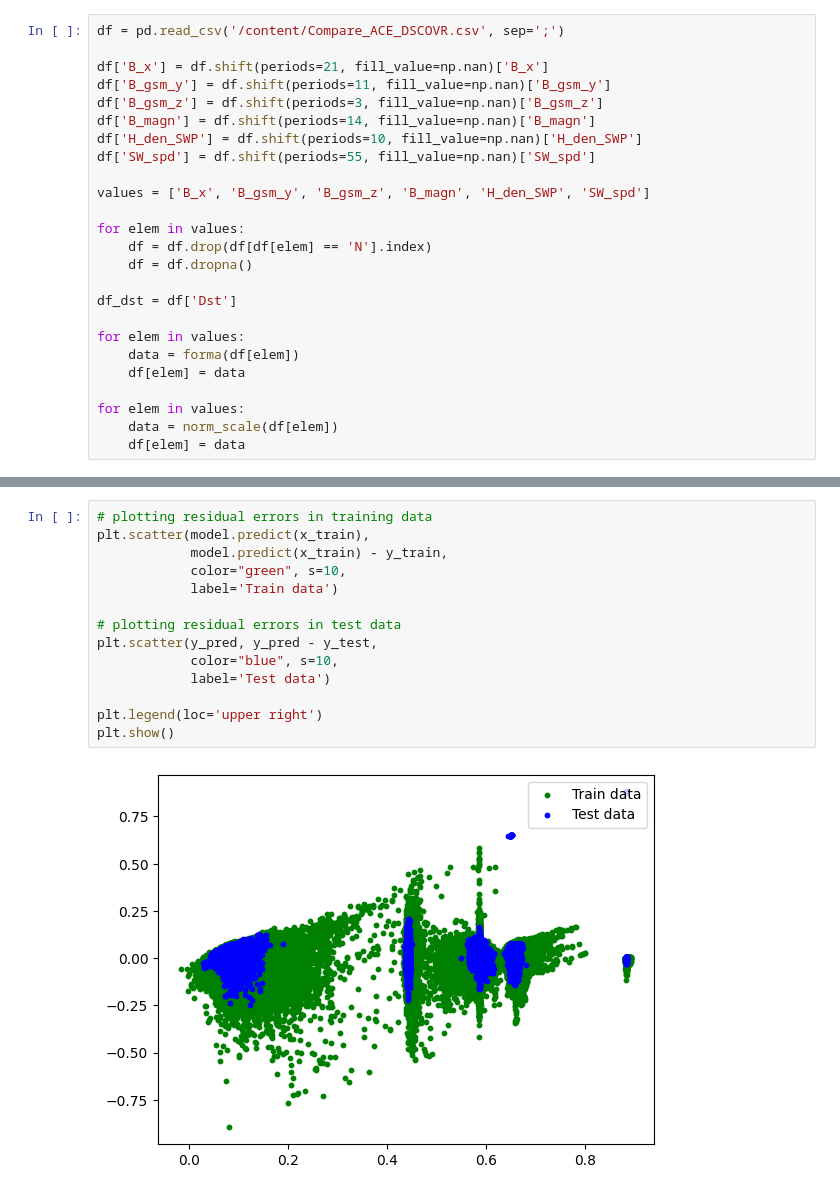
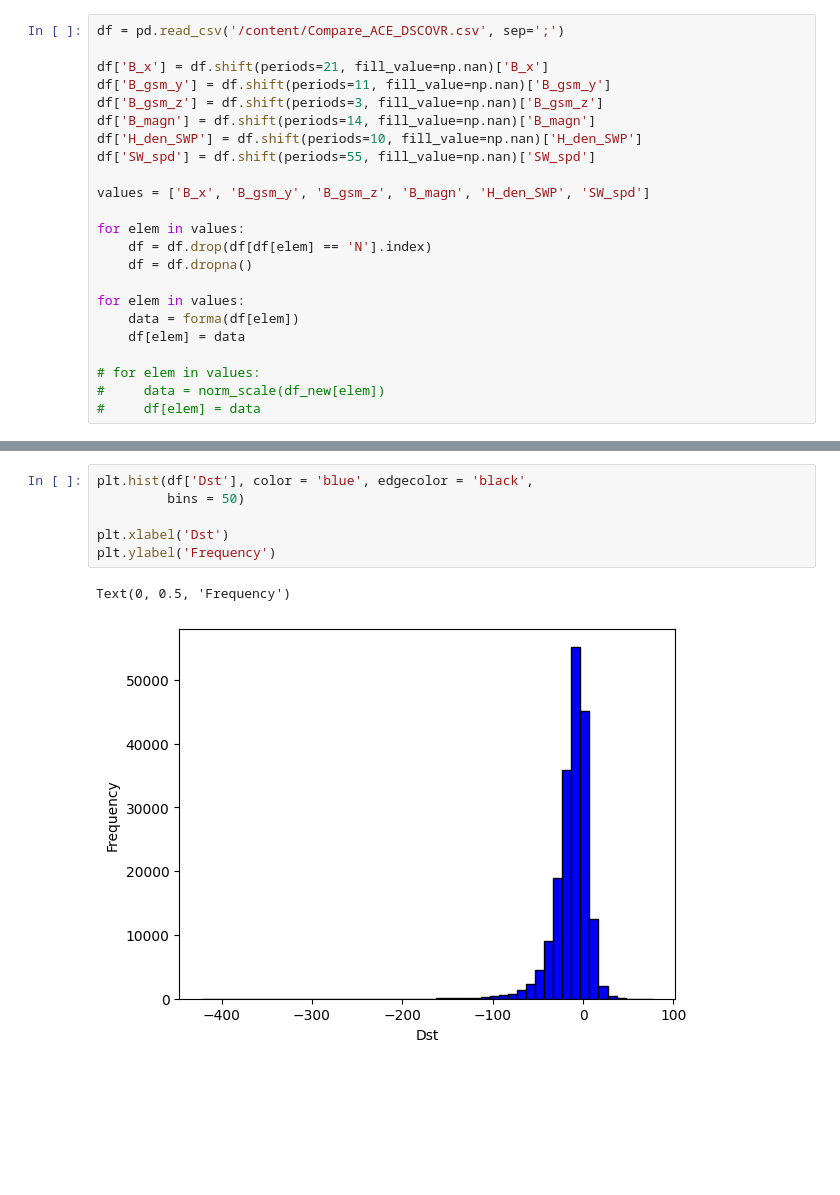
Before and after one commit to pyatikop/dst, a Jupyter notebook: code.ipynb, the cells around one changed output, grey strips where cells are left out. Cells and saved outputs as stored; diff of their text form; blank space fills up the shorter version.

Commit message:
pipline and histogram

```diff
--- a/code.ipynb
+++ b/code.ipynb
@@ -44,13 +48,11 @@ for elem in values:
     df = df.drop(df[df[elem] == 'N'].index)
     df = df.dropna()
 
-df_dst = df['Dst']
-
 for elem in values:
     data = forma(df[elem])
     df[elem] = data
 
-for elem in values:
-    data = norm_scale(df[elem])
-    df[elem] = data
+# for elem in values:
+#     data = norm_scale(df_new[elem])
+#     df[elem] = data
 # %%
@@ -124,16 +117,9 @@ R**2 score (cross val): 0.3638167600139973
-# %%
-# plotting residual errors in training data
-plt.scatter(model.predict(x_train),
-            model.predict(x_train) - y_train,
-            color="green", s=10,
-            label='Train data')
-
-# plotting residual errors in test data
-plt.scatter(y_pred, y_pred - y_test,
-            color="blue", s=10,
-            label='Test data')
-
-plt.legend(loc='upper right')
-plt.show()
-# %% [output]
-[figure, removed]
+# %%
+plt.hist(df['Dst'], color = 'blue', edgecolor = 'black',
+         bins = 50)
+
+plt.xlabel('Dst')
+plt.ylabel('Frequency')
+# %% [output]
+Text(0, 0.5, 'Frequency')
+[figure, added]
```
Also changed, not shown: parts of 5 cells of this notebook.
